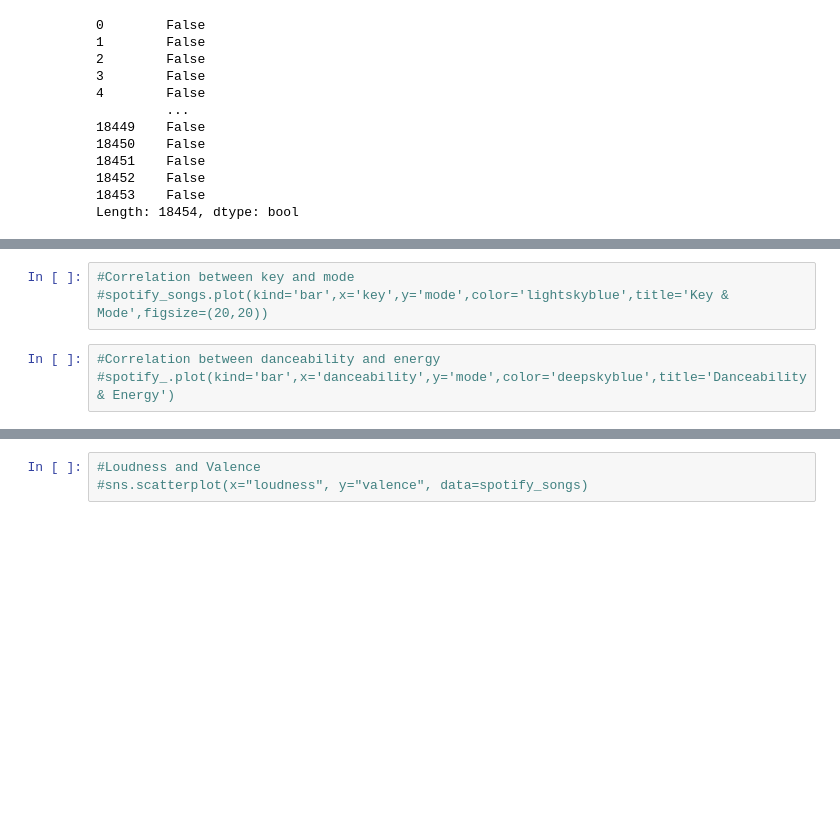
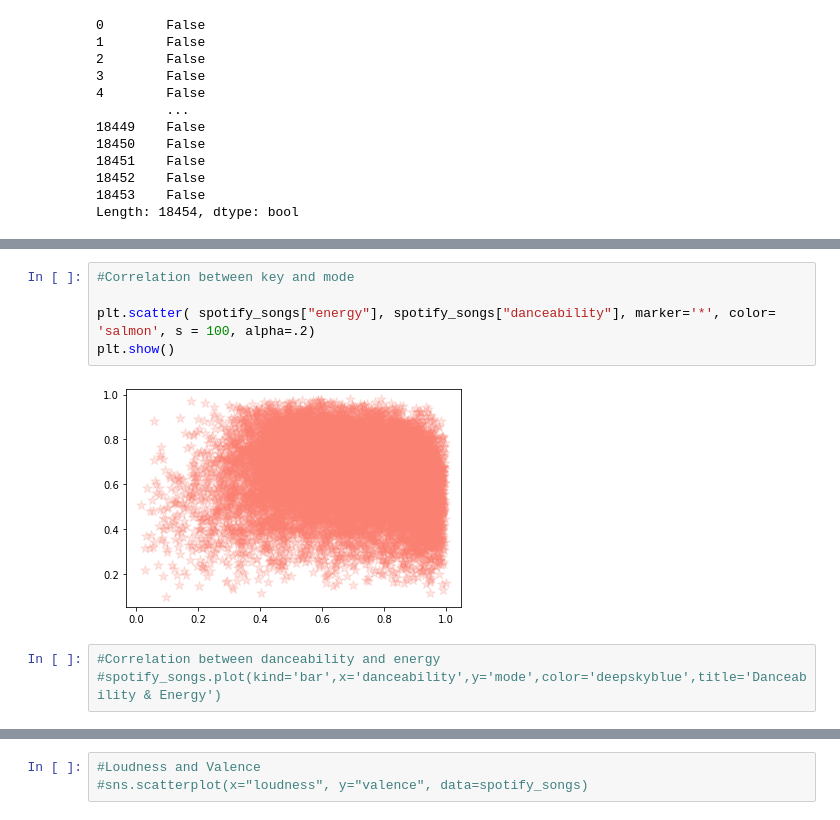
Before and after one commit to l-bar22/Music, a Jupyter notebook: Notebooks/Analysis.ipynb, the cells around one changed output, grey strips where cells are left out. Drawn from its saved outputs; the diff is of its cells as text; blank space fills up the shorter version.

```diff
--- a/Notebooks/Analysis.ipynb
+++ b/Notebooks/Analysis.ipynb
@@ -126,11 +137,15 @@ spotify_songs.head()
 | 2 | 00chLpzhgVjxs1zKC9UScL | Poison | Bell Biv DeVoe | 0.845 | 0.652 | 6 | -7.504 | 0 | 0.2160 | ... |
 | 3 | 00cqd6ZsSkLZqGMlQCR0Zo | Baby It's Cold Outside (feat. Chr... | CeeLo Green | 0.425 | 0.378 | 5 | -5.819 | 0 | 0.0341 | ... |
 | 4 | 00emjlCv9azBN0fzuuyLqy | Dumb Litty | KARD | 0.760 | 0.887 | 9 | -1.993 | 1 | 0.0409 | ... |
+# %%
+#Correlation between key and mode
+
+plt.scatter( spotify_songs["energy"], spotify_songs["danceability"], marker='*', color= 'salmon', s = 100, alpha=.2)
+plt.show()
+# %% [output]
+[figure, added]
 # %%
-#Correlation between key and mode
-#spotify_songs.plot(kind='bar',x='key',y='mode',color='lightskyblue',title='Key & Mode',figsize=(20,20))
+#Correlation between danceability and energy
+#spotify_songs.plot(kind='bar',x='danceability',y='mode',color='deepskyblue',title='Danceability & Energy')
-# %%
-#Correlation between danceability and energy
-#spotify_.plot(kind='bar',x='danceability',y='mode',color='deepskyblue',title='Danceability & Energy')
 # %%
 #Instrumentalness and speechiness
```
Also changed, not shown: parts of 11 cells of this notebook, 13 other files.
